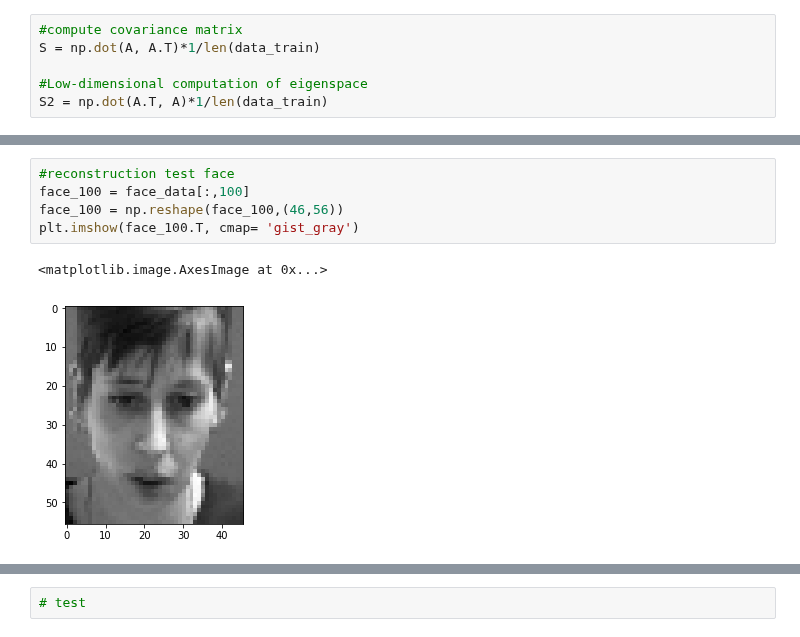
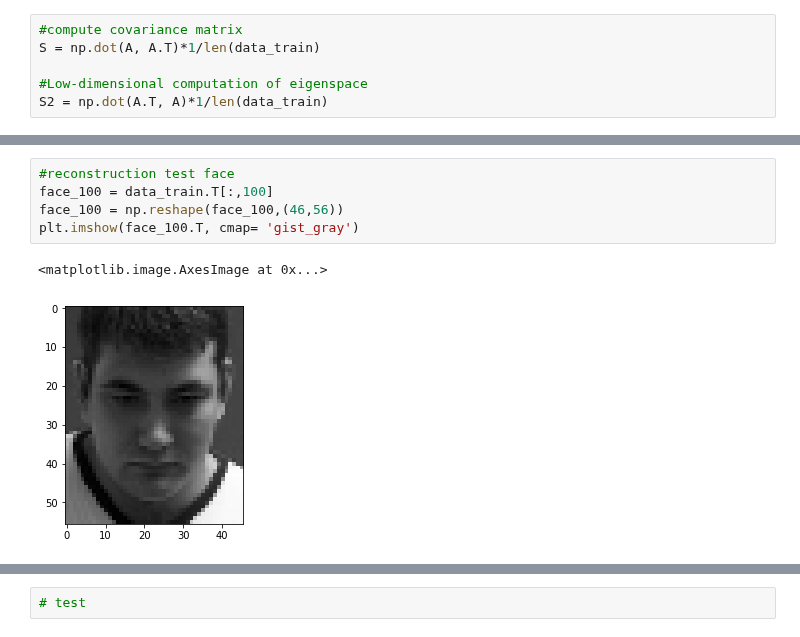
Before and after one commit to pedromonteiro18/Pattern_Recognition, a Jupyter notebook: Coursework.ipynb, the cells around one changed output, grey strips where cells are left out. Drawn from its saved outputs; the diff is of its cells as text.

```diff
--- a/Coursework.ipynb
+++ b/Coursework.ipynb
@@ -70,8 +66,8 @@ print(Meigvals)
 # %%
 #reconstruction test face
-face_100 = face_data[:,100]
+face_100 = data_train.T[:,100]
 face_100 = np.reshape(face_100,(46,56))
 plt.imshow(face_100.T, cmap= 'gist_gray')
 # %% [output]
 <matplotlib.image.AxesImage at 0x...>
-[figure, old version]
+[figure, new version]
```
Also changed, not shown: parts of 8 cells of this notebook.
